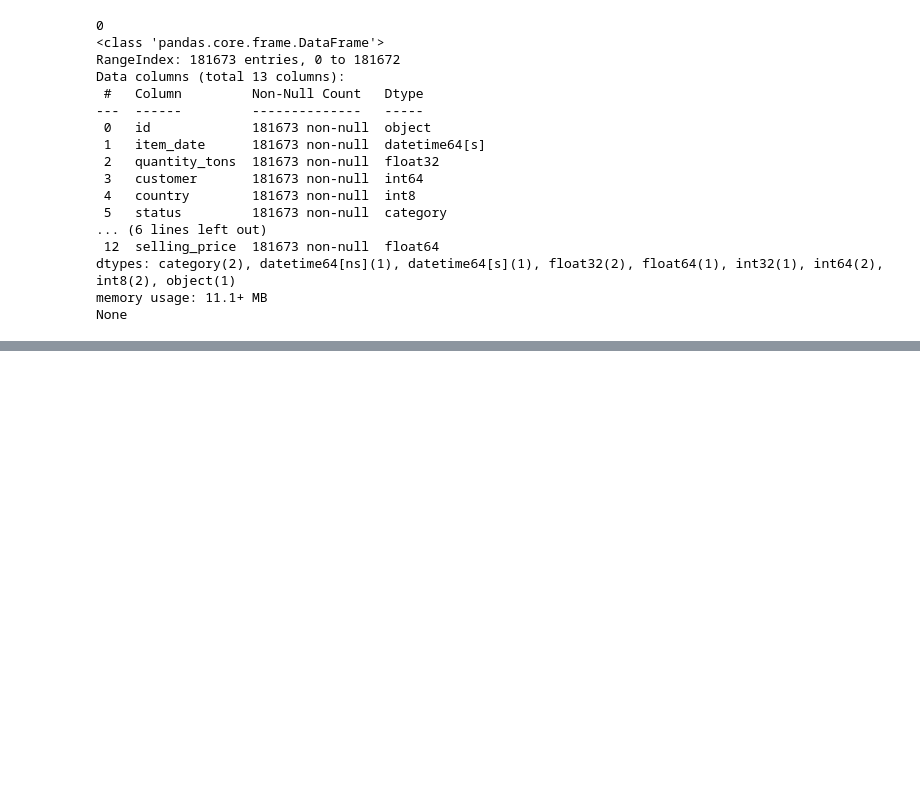
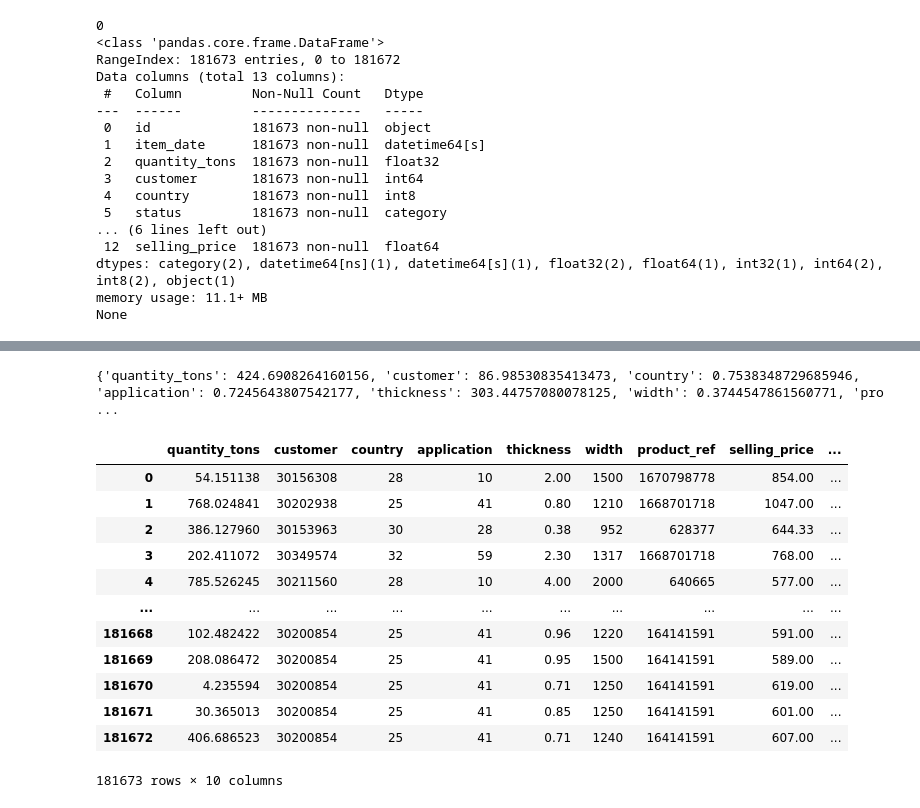
Before and after one commit to Santhosh-Analytics/Copper-Pricing-lead-conversion-PredictiveModeling-, a Jupyter notebook: Data Preprocessing.ipynb, the cells around one changed output, grey strips where cells are left out. Drawn from its saved outputs; the diff is of its cells as text; code cells hidden in the pictures; blank space fills up the shorter version.

```diff
--- a/Data Preprocessing.ipynb
+++ b/Data Preprocessing.ipynb
@@ -330,0 +507,20 @@ Name: count, dtype: int64
+# %%
+data=df1.select_dtypes(include='number',)
+skew_dict = dict(zip(data.columns, data.skew()))
+print(skew_dict)
+data
+# %% [output]
+{'quantity_tons': 424.6908264160156, 'customer': 86.98530835413473, 'country': 0.7538348729685946, 'application': 0.7245643807542177, 'thickness': 303.44757080078125, 'width': 0.3744547861560771, 'pro ...
+|  | quantity_tons | customer | country | application | thickness | width | product_ref | selling_price | ... |
+| 0 | 54.151138 | 30156308 | 28 | 10 | 2.00 | 1500 | 1670798778 | 854.00 | ... |
+| 1 | 768.024841 | 30202938 | 25 | 41 | 0.80 | 1210 | 1668701718 | 1047.00 | ... |
+| 2 | 386.127960 | 30153963 | 30 | 28 | 0.38 | 952 | 628377 | 644.33 | ... |
+| 3 | 202.411072 | 30349574 | 32 | 59 | 2.30 | 1317 | 1668701718 | 768.00 | ... |
+| 4 | 785.526245 | 30211560 | 28 | 10 | 4.00 | 2000 | 640665 | 577.00 | ... |
+| ... | ... | ... | ... | ... | ... | ... | ... | ... | ... |
+| 181668 | 102.482422 | 30200854 | 25 | 41 | 0.96 | 1220 | 164141591 | 591.00 | ... |
+| 181669 | 208.086472 | 30200854 | 25 | 41 | 0.95 | 1500 | 164141591 | 589.00 | ... |
+| 181670 | 4.235594 | 30200854 | 25 | 41 | 0.71 | 1250 | 164141591 | 619.00 | ... |
+| 181671 | 30.365013 | 30200854 | 25 | 41 | 0.85 | 1250 | 164141591 | 601.00 | ... |
+| 181672 | 406.686523 | 30200854 | 25 | 41 | 0.71 | 1240 | 164141591 | 607.00 | ... |
+181673 rows × 10 columns
```
Also changed, not shown: parts of 18 cells of this notebook, 1 other file.
